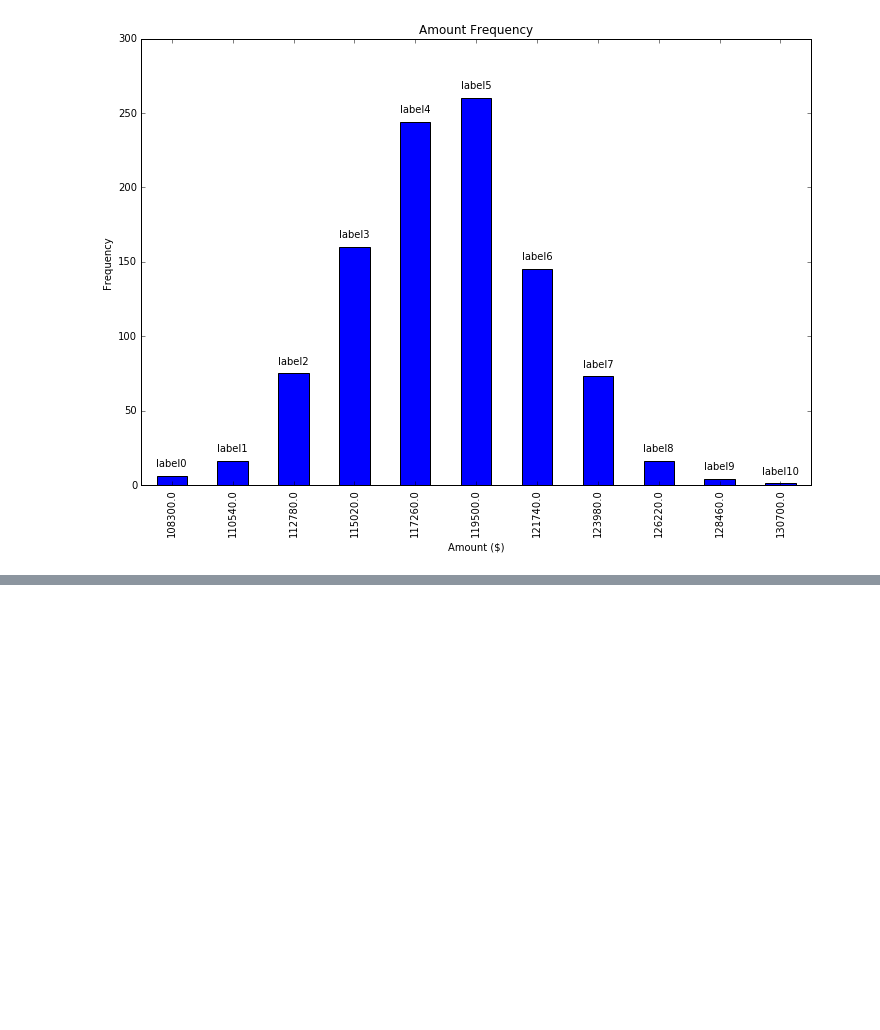
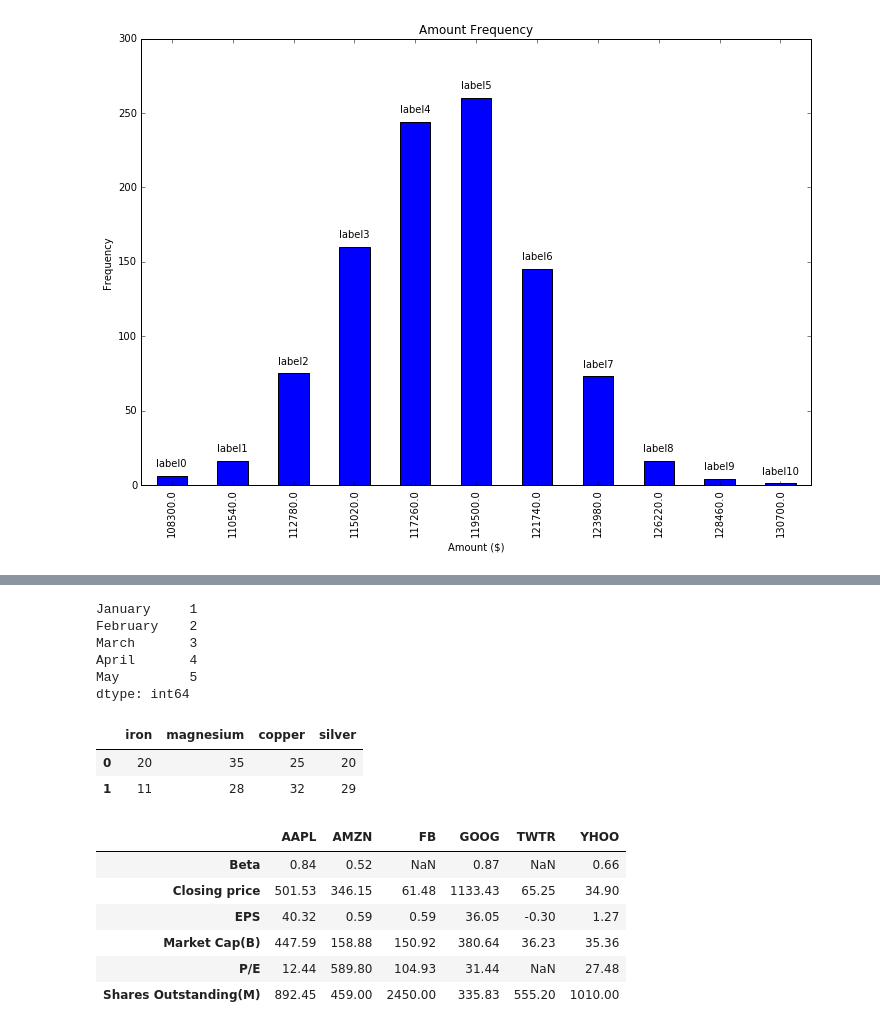
Before and after one commit to ndexbio/ndex-stats-jupyter-notebooks, a Jupyter notebook: misc.ipynb, the cells around one changed output, grey strips where cells are left out. Saved outputs shown, nothing was run; the diff lists cells and outputs as text; code cells hidden in the pictures; blank space fills up the shorter version.

```diff
--- a/misc.ipynb
+++ b/misc.ipynb
@@ -171,0 +189,50 @@ for rect, label in zip(rects, labels):
+# %%
+import calendar as cal
+monthNames=[cal.month_name[i] for i in np.arange(1,6)]
+months=pd.Series(np.arange(1,6),index=monthNames); months
+# %% [output]
+January     1
+February    2
+March       3
+April       4
+May         5
+dtype: int64
+# %%
+re1DF=pd.DataFrame(np.array([[20,35,25,20],[11,28,32,29]]),columns=['iron','magnesium','copper','silver'])
+re1DF
+# %% [output]
+|  | iron | magnesium | copper | silver |
+| 0 | 20 | 35 | 25 | 20 |
+| 1 | 11 | 28 | 32 | 29 |
+# %%
+stockSummaries={
+'AMZN': pd.Series([346.15,0.59,459,0.52,589.8,158.88],
+        index=['Closing price','EPS',
+                'Shares Outstanding(M)',
+                'Beta', 'P/E','Market Cap(B)']),
+'GOOG': pd.Series([1133.43,36.05,335.83,0.87,31.44,380.64],
+        index=['Closing price','EPS','Shares Outstanding(M)',
+               'Beta','P/E','Market Cap(B)']),
+'FB': pd.Series([61.48,0.59,2450,104.93,150.92],
+      index=['Closing price','EPS','Shares Outstanding(M)',
+             'P/E', 'Market Cap(B)']),
+'YHOO': pd.Series([34.90,1.27,1010,27.48,0.66,35.36],
+        index=['Closing price','EPS','Shares Outstanding(M)',
+               'P/E','Beta', 'Market Cap(B)']),
+'TWTR':pd.Series([65.25,-0.3,555.2,36.23],
+       index=['Closing price','EPS','Shares Outstanding(M)',
+              'Market Cap(B)']),
+'AAPL':pd.Series([501.53,40.32,892.45,12.44,447.59,0.84],
+       index=['Closing price','EPS','Shares Outstanding(M)','P/E',
+              'Market Cap(B)','Beta'])}
+
+stockDF=pd.DataFrame(stockSummaries)
+stockDF
+# %% [output]
+|  | AAPL | AMZN | FB | GOOG | TWTR | YHOO |
+| Beta | 0.84 | 0.52 | NaN | 0.87 | NaN | 0.66 |
+| Closing price | 501.53 | 346.15 | 61.48 | 1133.43 | 65.25 | 34.90 |
+| EPS | 40.32 | 0.59 | 0.59 | 36.05 | -0.30 | 1.27 |
+| Market Cap(B) | 447.59 | 158.88 | 150.92 | 380.64 | 36.23 | 35.36 |
+| P/E | 12.44 | 589.80 | 104.93 | 31.44 | NaN | 27.48 |
+| Shares Outstanding(M) | 892.45 | 459.00 | 2450.00 | 335.83 | 555.20 | 1010.00 |
```
Also changed, not shown: parts of 10 cells of this notebook, 3 other files.
